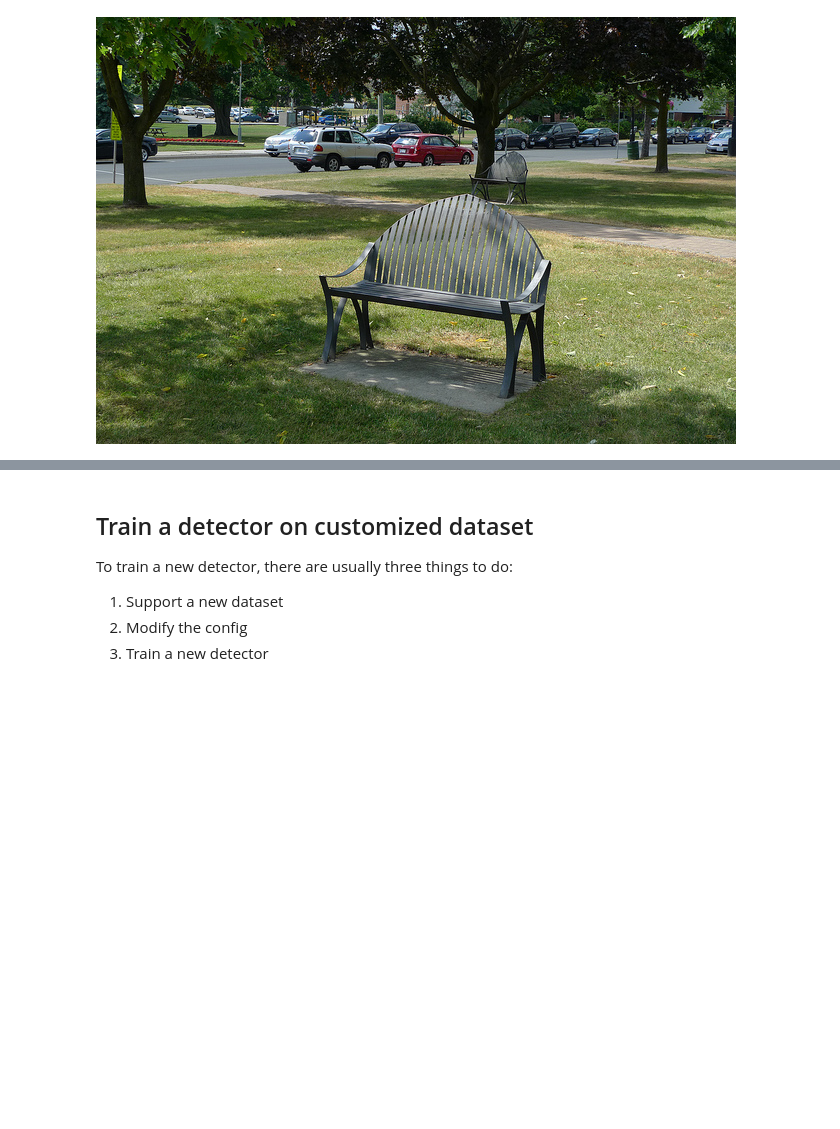
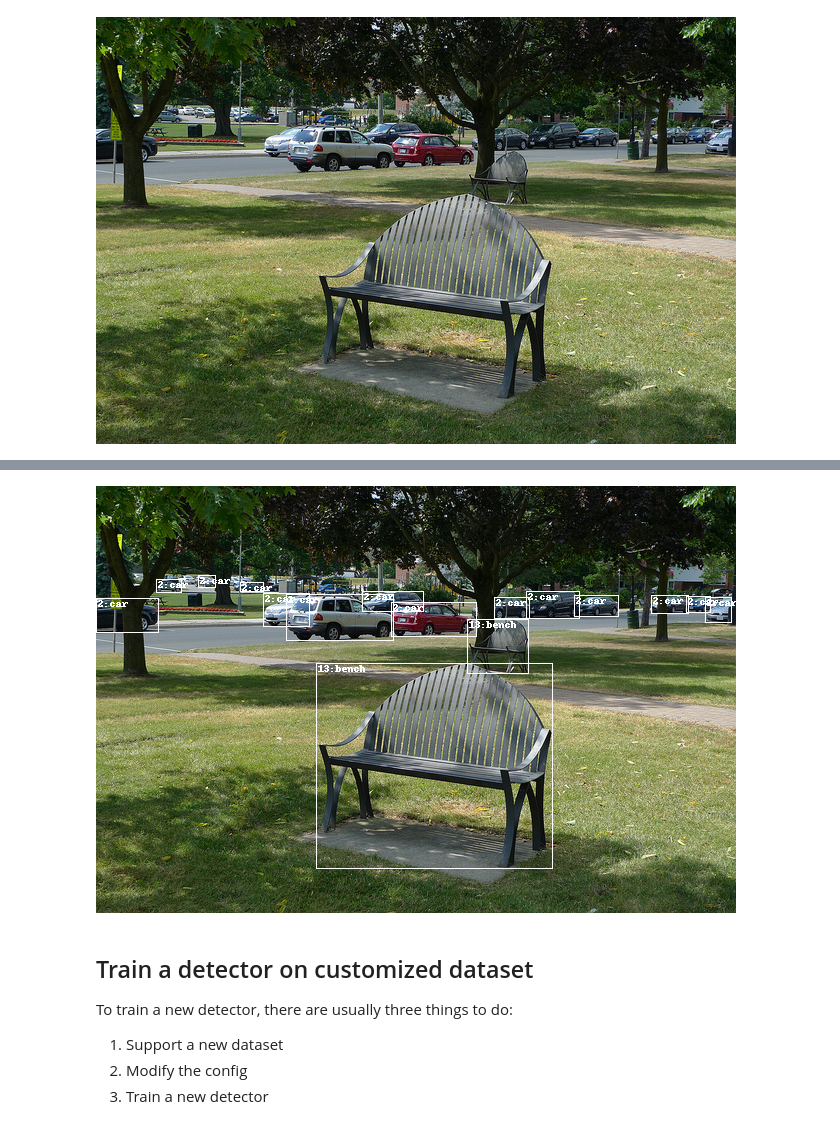
Before and after one commit to ricardodeazambuja/mmdetection, a Jupyter notebook: MMDet_Tutorial.ipynb, the cells around one changed output, grey strips where cells are left out. Cells and saved outputs as stored; diff of their text form; code cells hidden in the pictures; blank space fills up the shorter version.

```diff
--- a/MMDet_Tutorial.ipynb
+++ b/MMDet_Tutorial.ipynb
@@ -238,3 +247,35 @@ show_result_pyplot(model, img, result, score_thr=0.3)
+# %%
+# Get bboxes from results
+
+import numpy as np
+
+if isinstance(result, tuple):
+    bbox_result, segm_result = result
+    if isinstance(segm_result, tuple):
+        segm_result = segm_result[0]  # ms rcnn
+else:
+    bbox_result, segm_result = result, None
+bboxes = np.vstack(bbox_result)
+labels = [
+    np.full(bbox.shape[0], i, dtype=np.int32)
+    for i, bbox in enumerate(bbox_result)
+]
+labels = np.concatenate(labels)
+# %%
+threshold = 0.5
+
+img_test = Image.open(img)
+
+# width, height = img_test.size
+
+draw = ImageDraw.Draw(img_test)
+for bbox, label in zip(bboxes.copy(), labels):
+  if bbox[-1] >= threshold:
+    draw.rectangle([bbox[0],bbox[1], bbox[2], bbox[3]])
+    draw.text((bbox[0]+2,bbox[1]), f"{label}:{model.CLASSES[label]}")
+img_test
+# %% [output]
+[figure, added]
 # %% [markdown]
 ## Train a detector on customized dataset
 
```
Also changed, not shown: parts of 4 cells of this notebook.
